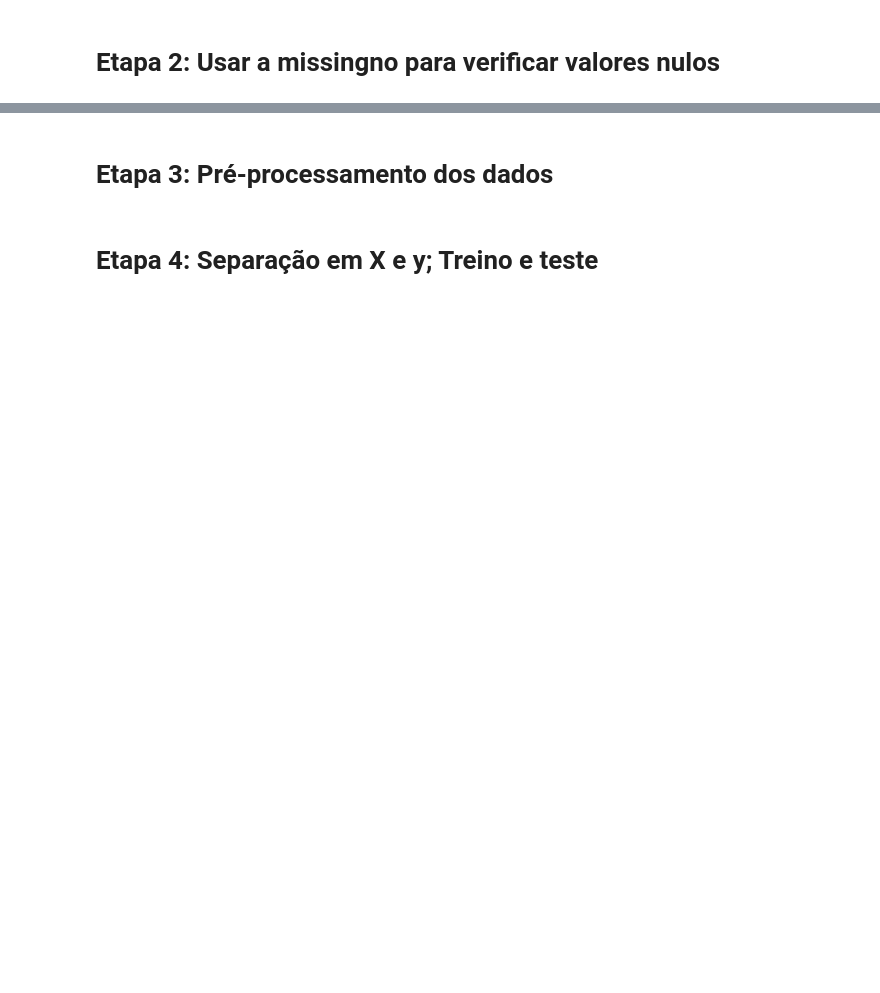
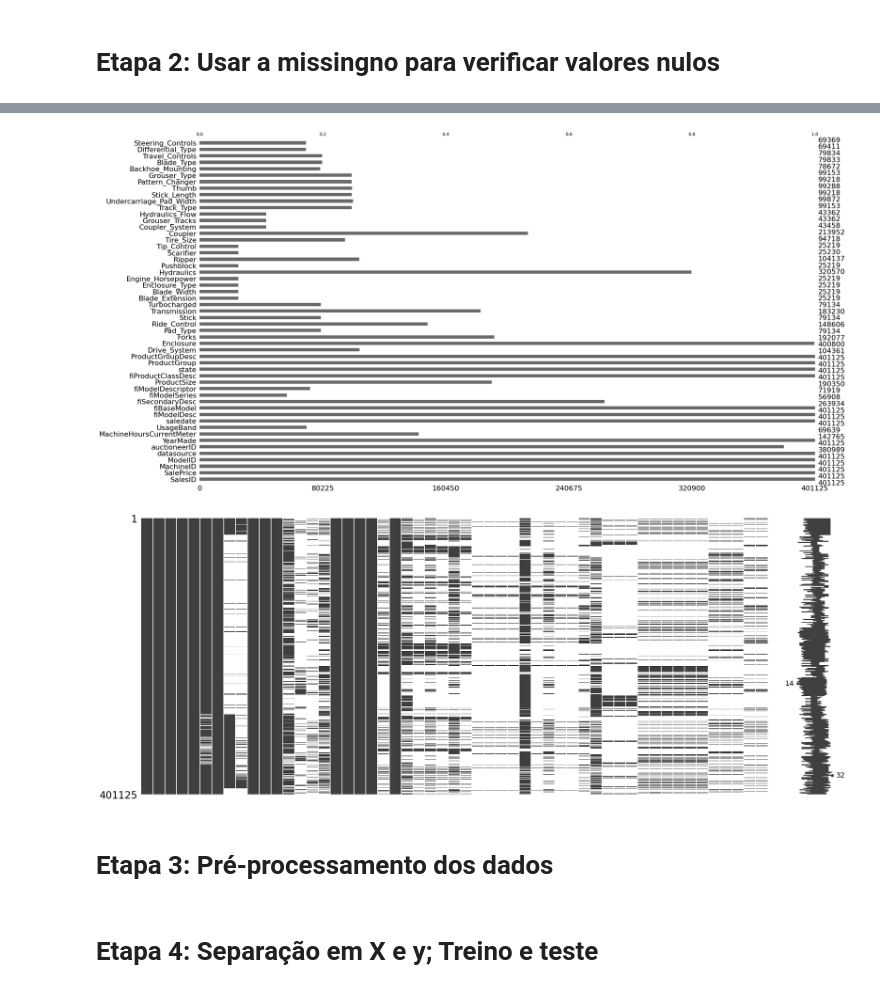
Before and after one commit to allanspadini/codigos-alura-para-empresas, a Jupyter notebook: tarefa-floresta.ipynb, the cells around one changed output, grey strips where cells are left out. Cells and saved outputs as stored; diff of their text form; code cells hidden in the pictures; blank space fills up the shorter version.

```diff
--- a/tarefa-floresta.ipynb
+++ b/tarefa-floresta.ipynb
@@ -71,3 +69,11 @@ dtype: object
+# %%
+import missingno
+
+missingno.bar(df)
+missingno.matrix(df);
+# %% [output]
+[figure, added]
+[figure, added]
 # %% [markdown]
 # Etapa 3: Pré-processamento dos dados
 # %%
```
Also changed, not shown: parts of 36 cells of this notebook, 1 other file.
